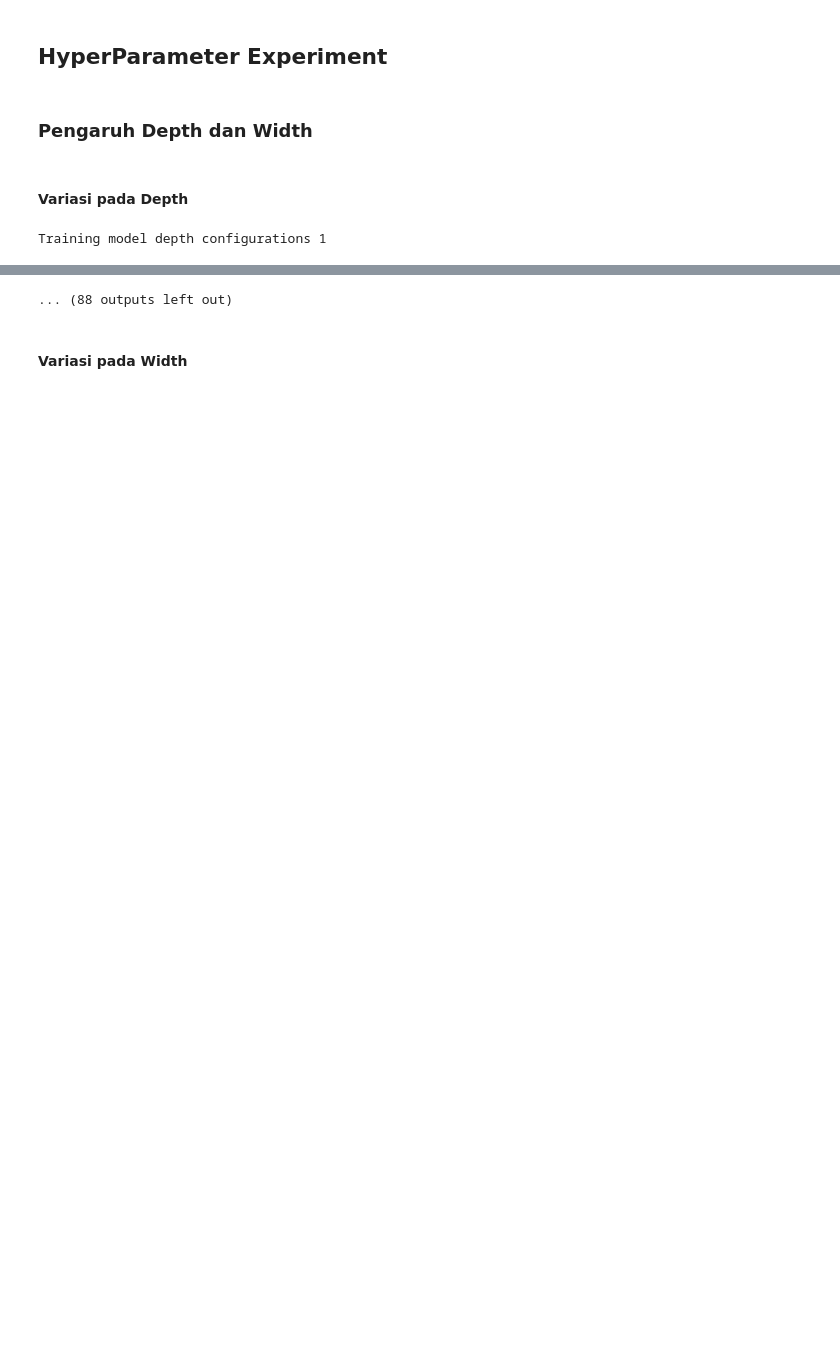
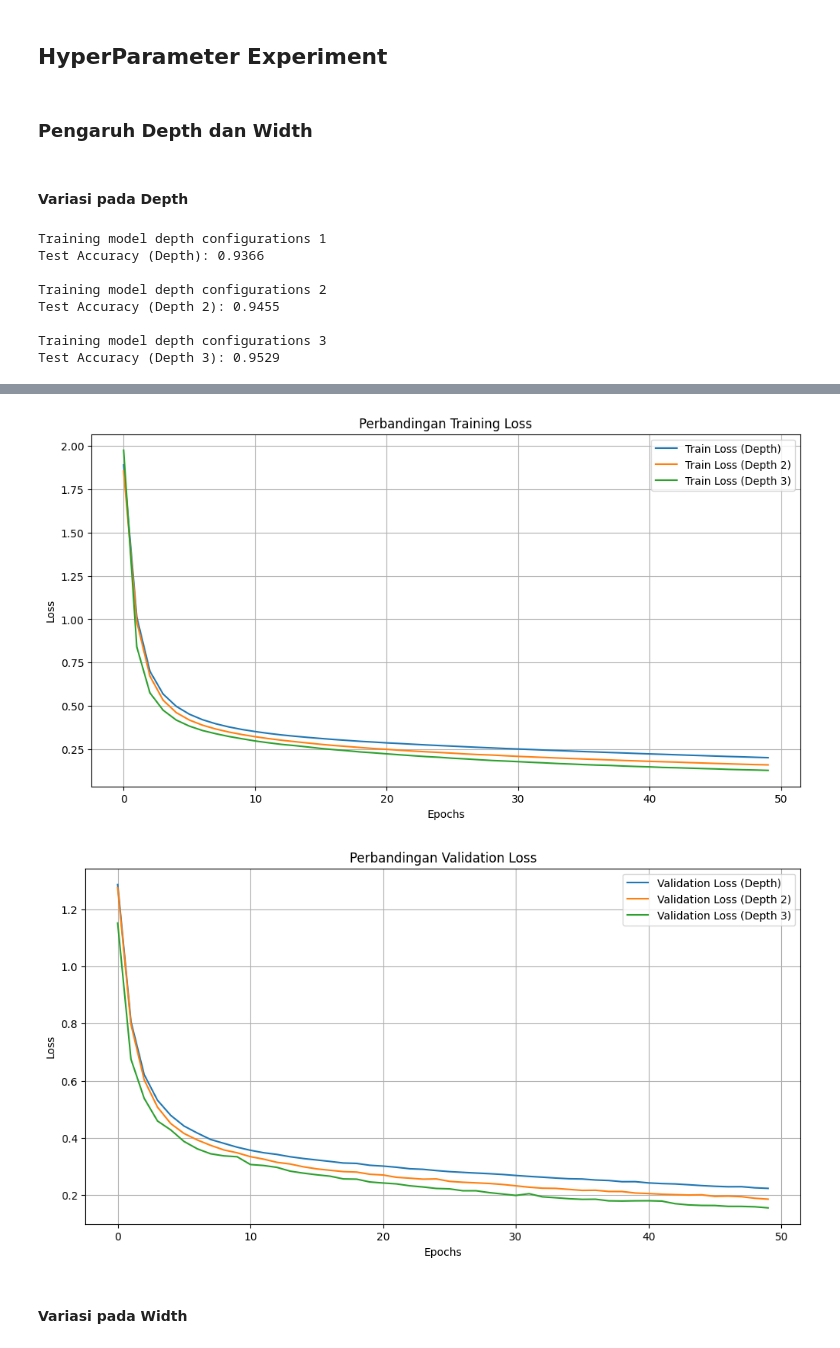
Before and after one commit to fnathas/Tubes1_IF3270_ML_FFNN, a Jupyter notebook: src/notebook.ipynb, the cells around one changed output, grey strips where cells are left out. Drawn from its saved outputs; the diff is of its cells as text; code cells hidden in the pictures; blank space fills up the shorter version.

Commit message:
refactor: change verbose to 0

```diff
--- a/src/notebook.ipynb
+++ b/src/notebook.ipynb
@@ -135,7 +123,7 @@ history_depth = model_depth.train(
     learning_rate=0.01,
     epochs=50,
     momentum=0.9,
-    verbose=1,
+    verbose=0,
     early_stopping_patience=3,
 )
 
@@ -161,7 +149,7 @@ history_depth_2 = model_depth_2.train(
     learning_rate=0.01,
     epochs=50,
     momentum=0.9,
-    verbose=1,
+    verbose=0,
     early_stopping_patience=3,
 )
 
@@ -187,7 +175,7 @@ history_depth_3 = model_depth_3.train(
     learning_rate=0.01,
     epochs=50,
     momentum=0.9,
-    verbose=1,
+    verbose=0,
     early_stopping_patience=3,
 )
 
@@ -233,3 +221,10 @@ plt.grid()
 plt.show()
 # %% [output]
 Training model depth configurations 1
+Test Accuracy (Depth): 0.9366
+
+Training model depth configurations 2
+Test Accuracy (Depth 2): 0.9455
+
+Training model depth configurations 3
+Test Accuracy (Depth 3): 0.9529
@@ -247,4 +231,5 @@ Epoch 11/50, Train Loss: 0.3532, Val Loss: 0.3610, Val Acc: 0.8945
-... (88 outputs left out)
+[figure, added]
+[figure, added]
 # %% [markdown]
 #### Variasi pada Width
 # %%
```
Also changed, not shown: parts of 9 cells of this notebook.
